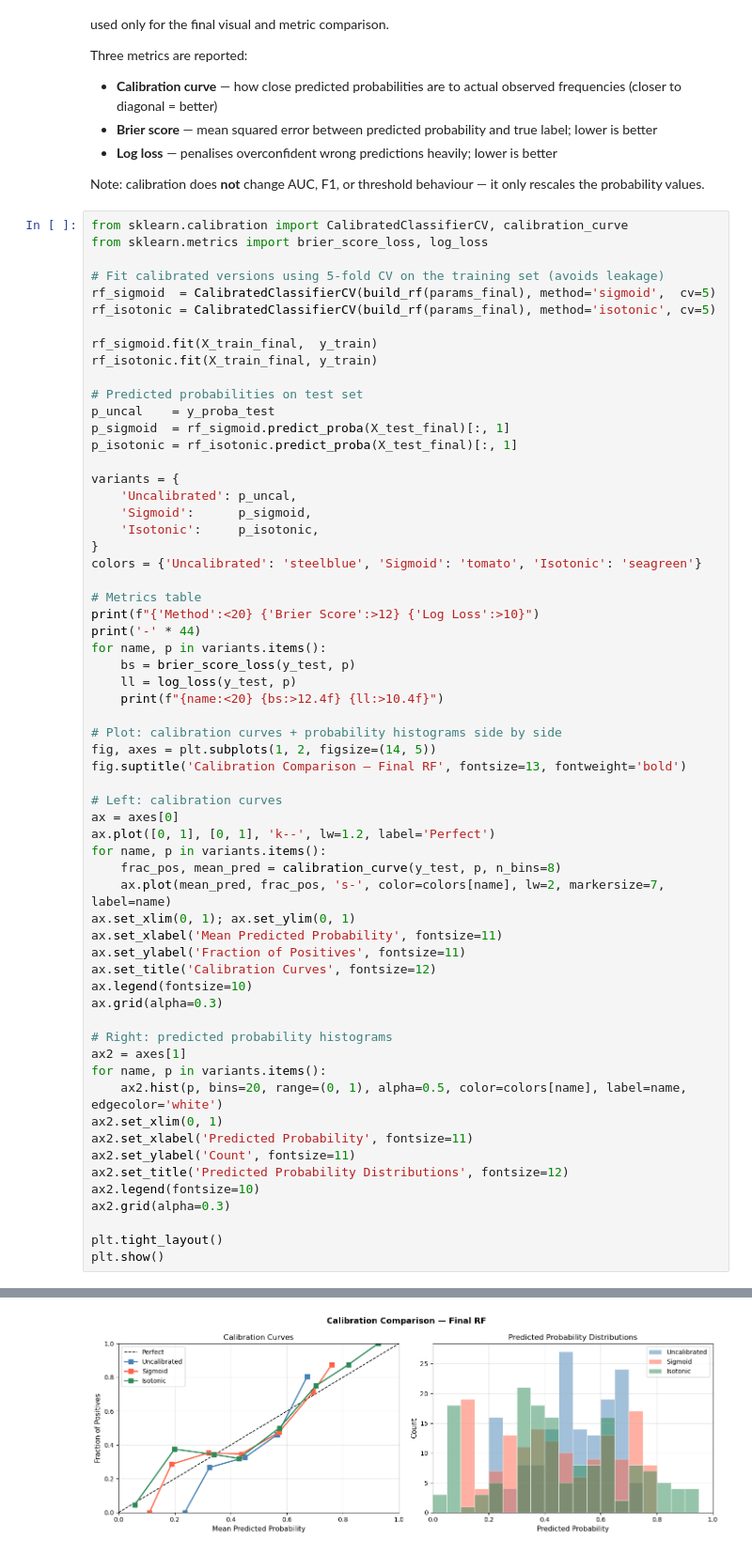
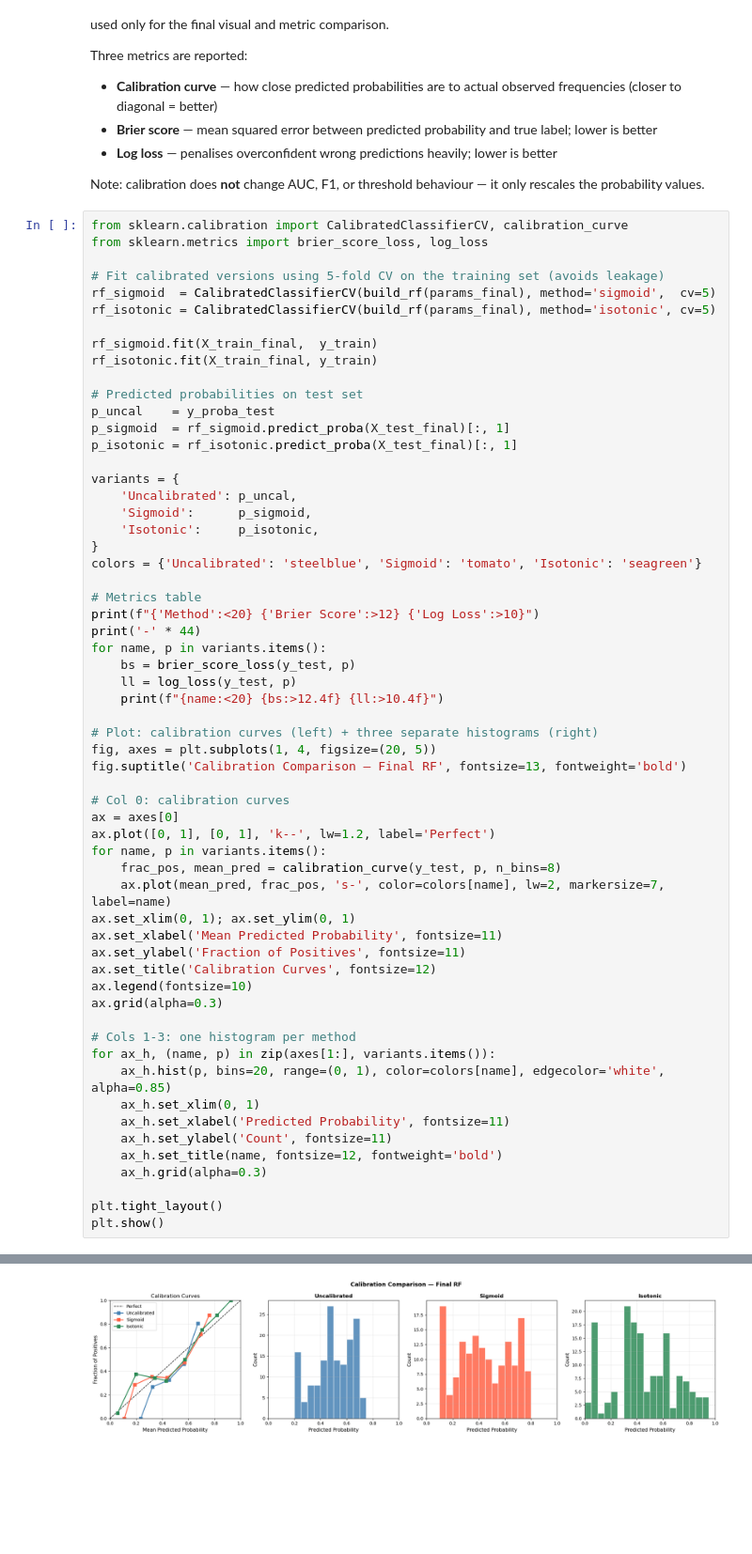
Before and after one commit to Erdos-Projects/spring-2026-hitmakers, a Jupyter notebook: Complementary Study/Final_Model_RandomForest_Complement.ipynb, the cells around one changed output, grey strips where cells are left out. Shown at 94% size. Saved outputs shown, nothing was run; the diff lists cells and outputs as text; blank space fills up the shorter version.

```diff
--- a/Complementary Study/Final_Model_RandomForest_Complement.ipynb
+++ b/Complementary Study/Final_Model_RandomForest_Complement.ipynb
@@ -830,45 +830,43 @@ colors = {'Uncalibrated': 'steelblue', 'Sigmoid': 'tomato', 'Isotonic': 'seagree
 print(f"{'Method':<20} {'Brier Score':>12} {'Log Loss':>10}")
 print('-' * 44)
 for name, p in variants.items():
     bs = brier_score_loss(y_test, p)
     ll = log_loss(y_test, p)
     print(f"{name:<20} {bs:>12.4f} {ll:>10.4f}")
 
-# Plot: calibration curves + probability histograms side by side
-fig, axes = plt.subplots(1, 2, figsize=(14, 5))
+# Plot: calibration curves (left) + three separate histograms (right)
+fig, axes = plt.subplots(1, 4, figsize=(20, 5))
 fig.suptitle('Calibration Comparison — Final RF', fontsize=13, fontweight='bold')
 
-# Left: calibration curves
+# Col 0: calibration curves
 ax = axes[0]
 ax.plot([0, 1], [0, 1], 'k--', lw=1.2, label='Perfect')
 for name, p in variants.items():
     frac_pos, mean_pred = calibration_curve(y_test, p, n_bins=8)
     ax.plot(mean_pred, frac_pos, 's-', color=colors[name], lw=2, markersize=7, label=name)
 ax.set_xlim(0, 1); ax.set_ylim(0, 1)
 ax.set_xlabel('Mean Predicted Probability', fontsize=11)
 ax.set_ylabel('Fraction of Positives', fontsize=11)
 ax.set_title('Calibration Curves', fontsize=12)
 ax.legend(fontsize=10)
 ax.grid(alpha=0.3)
 
-# Right: predicted probability histograms
-ax2 = axes[1]
-for name, p in variants.items():
-    ax2.hist(p, bins=20, range=(0, 1), alpha=0.5, color=colors[name], label=name, edgecolor='white')
-ax2.set_xlim(0, 1)
-ax2.set_xlabel('Predicted Probability', fontsize=11)
-ax2.set_ylabel('Count', fontsize=11)
-ax2.set_title('Predicted Probability Distributions', fontsize=12)
-ax2.legend(fontsize=10)
-ax2.grid(alpha=0.3)
+# Cols 1-3: one histogram per method
+for ax_h, (name, p) in zip(axes[1:], variants.items()):
+    ax_h.hist(p, bins=20, range=(0, 1), color=colors[name], edgecolor='white', alpha=0.85)
+    ax_h.set_xlim(0, 1)
+    ax_h.set_xlabel('Predicted Probability', fontsize=11)
+    ax_h.set_ylabel('Count', fontsize=11)
+    ax_h.set_title(name, fontsize=12, fontweight='bold')
+    ax_h.grid(alpha=0.3)
 
 plt.tight_layout()
 plt.show()
 # %% [output]
 Method                Brier Score   Log Loss
 --------------------------------------------
 Uncalibrated               0.2045     0.5967
 Sigmoid                    0.1945     0.5696
 Isotonic                   0.1898     0.5529
-[figure, old version]
+[figure, new version]
 # %%
```
Also changed, not shown: parts of 3 cells of this notebook.
